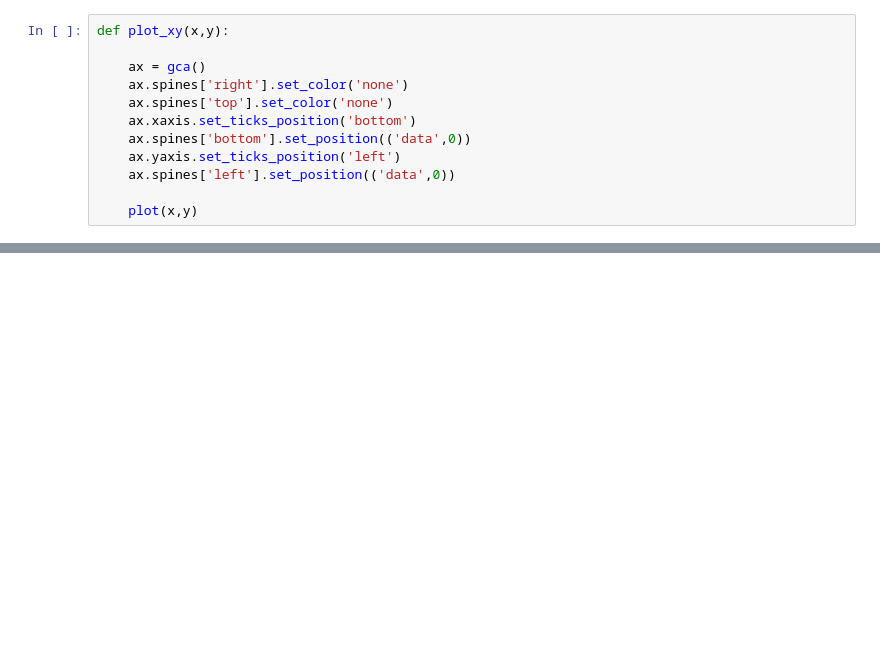
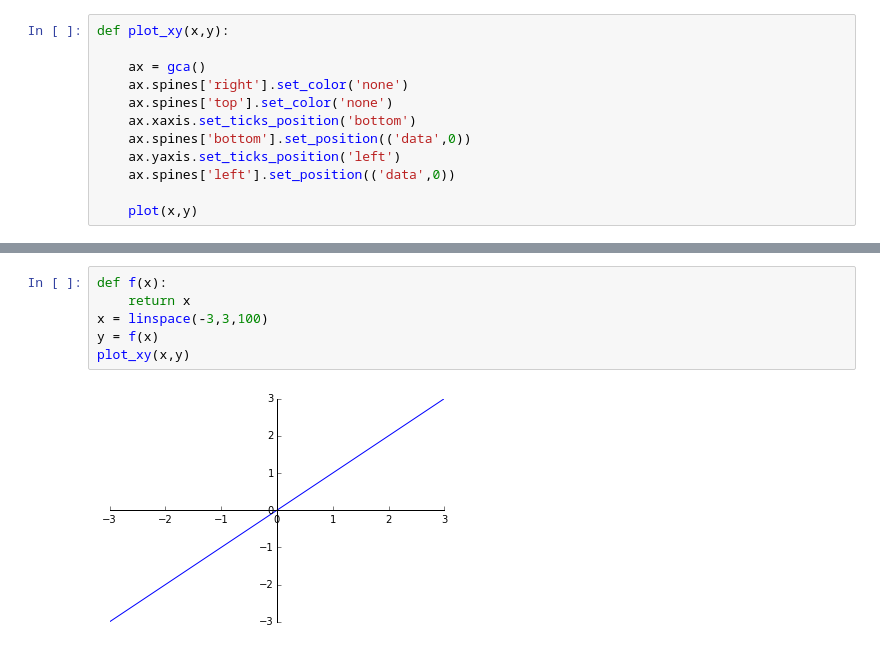
Before and after one commit to joomladigger/quant-calculus, a Jupyter notebook: Functions adn Models.ipynb, the cells around one changed output, grey strips where cells are left out. Drawn from its saved outputs; the diff is of its cells as text; blank space fills up the shorter version.

```diff
--- a/Functions adn Models.ipynb
+++ b/Functions adn Models.ipynb
@@ -77,0 +109,8 @@ plot_xy(x,y1)
+# %%
+def f(x):
+    return x
+x = linspace(-3,3,100)
+y = f(x)
+plot_xy(x,y)
+# %% [output]
+[figure, added]
```
Also changed, not shown: parts of 12 cells of this notebook.
